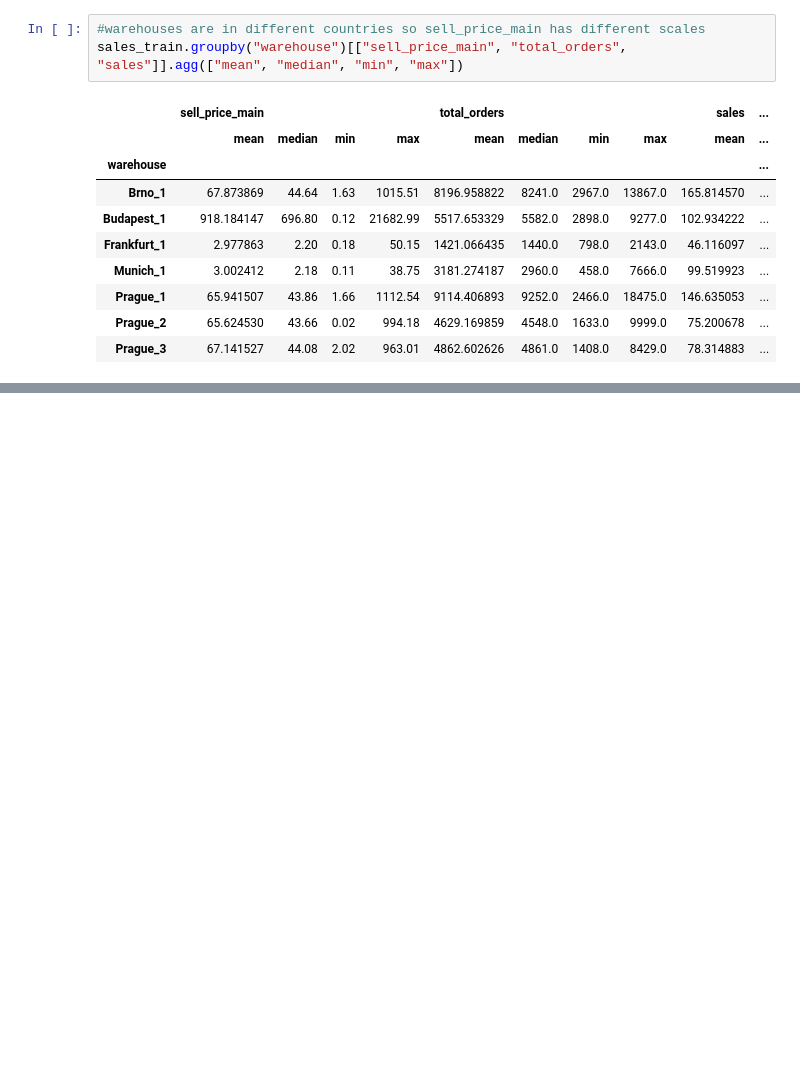
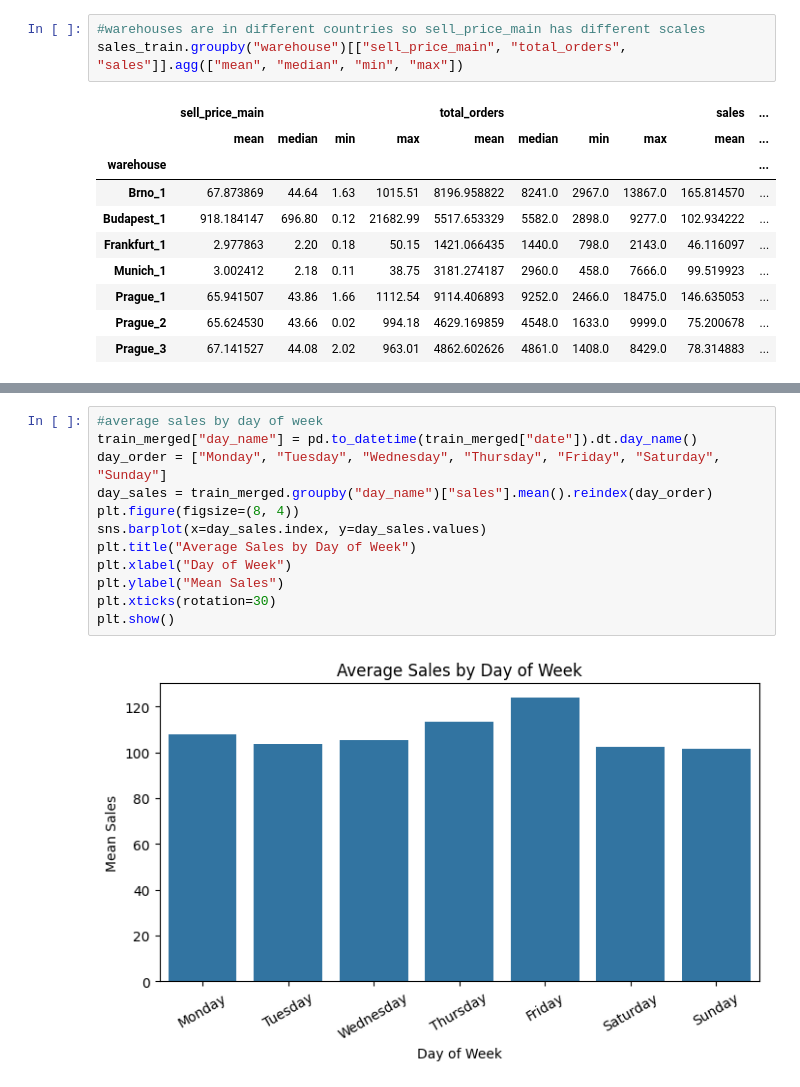
Before and after one commit to KtoxTheNisa/GROUP51_CENG313, a Jupyter notebook: assignment1_eda_baseline.ipynb, the cells around one changed output, grey strips where cells are left out. Cells and saved outputs as stored; diff of their text form; blank space fills up the shorter version.

```diff
--- a/assignment1_eda_baseline.ipynb
+++ b/assignment1_eda_baseline.ipynb
@@ -268,0 +268,14 @@ plt.show()
+# %%
+#average sales by day of week
+train_merged["day_name"] = pd.to_datetime(train_merged["date"]).dt.day_name()
+day_order = ["Monday", "Tuesday", "Wednesday", "Thursday", "Friday", "Saturday", "Sunday"]
+day_sales = train_merged.groupby("day_name")["sales"].mean().reindex(day_order)
+plt.figure(figsize=(8, 4))
+sns.barplot(x=day_sales.index, y=day_sales.values)
+plt.title("Average Sales by Day of Week")
+plt.xlabel("Day of Week")
+plt.ylabel("Mean Sales")
+plt.xticks(rotation=30)
+plt.show()
+# %% [output]
+[figure, added]
```
Also changed, not shown: parts of 9 cells of this notebook.
